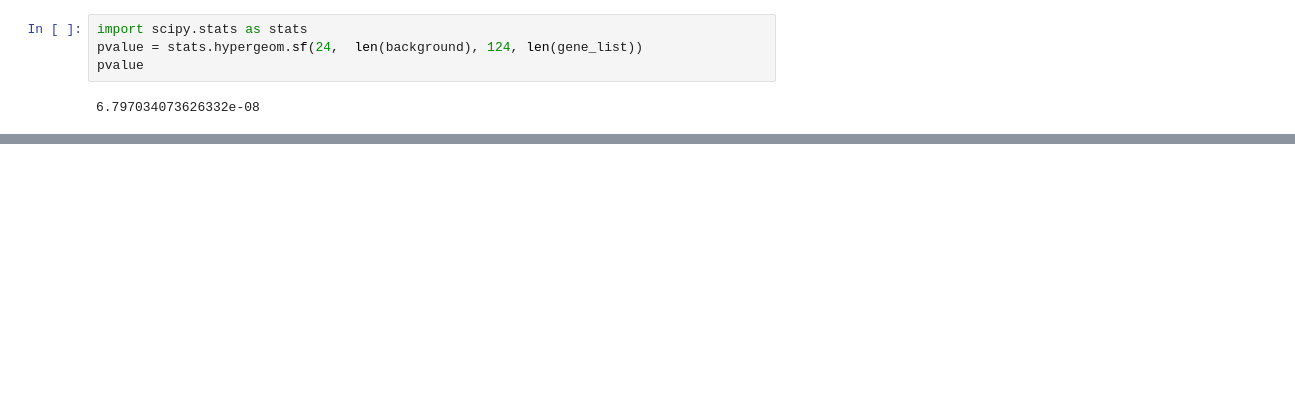
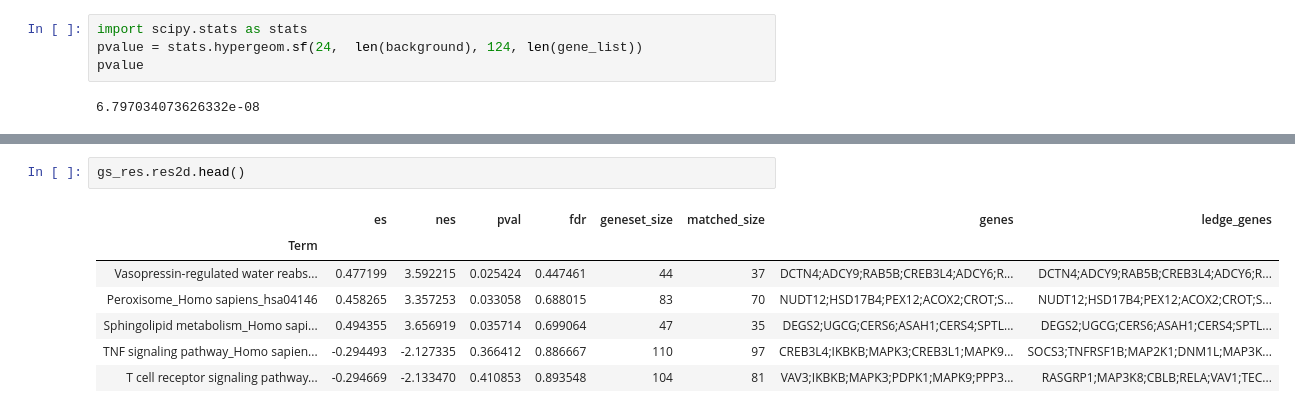
Before and after one commit to statisticalbiotechnology/cb2030, a Jupyter notebook: nb/enrichment/gsea.ipynb, the cells around one changed output, grey strips where cells are left out. Drawn from its saved outputs; the diff is of its cells as text; blank space fills up the shorter version.

```diff
--- a/nb/enrichment/gsea.ipynb
+++ b/nb/enrichment/gsea.ipynb
@@ -98,0 +102,10 @@ kegg_enr.loc[kegg_enr["q"]<0.05]
+# %%
+gs_res.res2d.head()
+# %% [output]
+|  | es | nes | pval | fdr | geneset_size | matched_size | genes | ledge_genes |
+| Term |  |  |  |  |  |  |  |  |
+| Vasopressin-regulated water reabs... | 0.477199 | 3.592215 | 0.025424 | 0.447461 | 44 | 37 | DCTN4;ADCY9;RAB5B;CREB3L4;ADCY6;R... | DCTN4;ADCY9;RAB5B;CREB3L4;ADCY6;R... |
+| Peroxisome_Homo sapiens_hsa04146 | 0.458265 | 3.357253 | 0.033058 | 0.688015 | 83 | 70 | NUDT12;HSD17B4;PEX12;ACOX2;CROT;S... | NUDT12;HSD17B4;PEX12;ACOX2;CROT;S... |
+| Sphingolipid metabolism_Homo sapi... | 0.494355 | 3.656919 | 0.035714 | 0.699064 | 47 | 35 | DEGS2;UGCG;CERS6;ASAH1;CERS4;SPTL... | DEGS2;UGCG;CERS6;ASAH1;CERS4;SPTL... |
+| TNF signaling pathway_Homo sapien... | -0.294493 | -2.127335 | 0.366412 | 0.886667 | 110 | 97 | CREB3L4;IKBKB;MAPK3;CREB3L1;MAPK9... | SOCS3;TNFRSF1B;MAP2K1;DNM1L;MAP3K... |
+| T cell receptor signaling pathway... | -0.294669 | -2.133470 | 0.410853 | 0.893548 | 104 | 81 | VAV3;IKBKB;MAPK3;PDPK1;MAPK9;PPP3... | RASGRP1;MAP3K8;CBLB;RELA;VAV1;TEC... |
```
Also changed, not shown: parts of 17 cells of this notebook, 4 other files.
